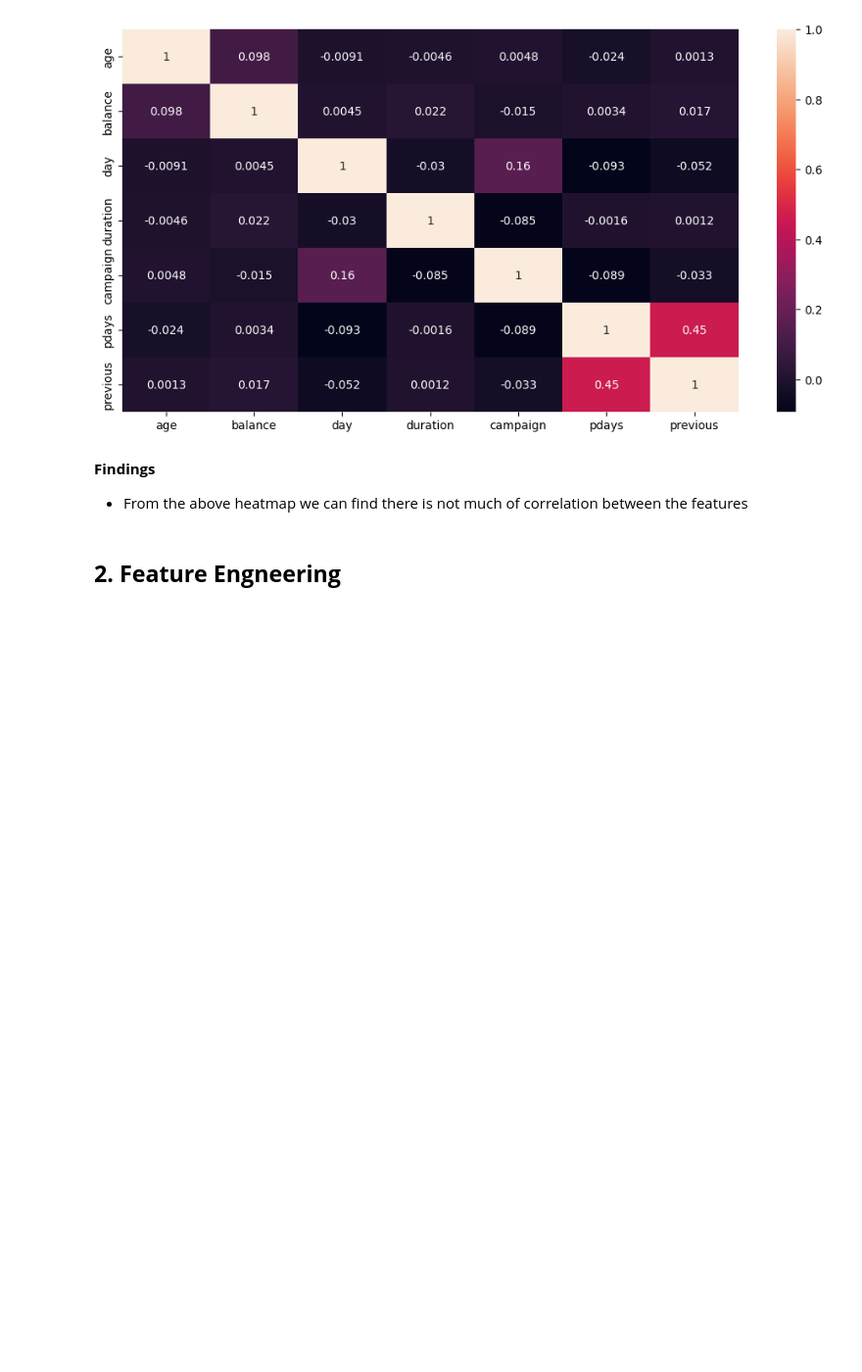
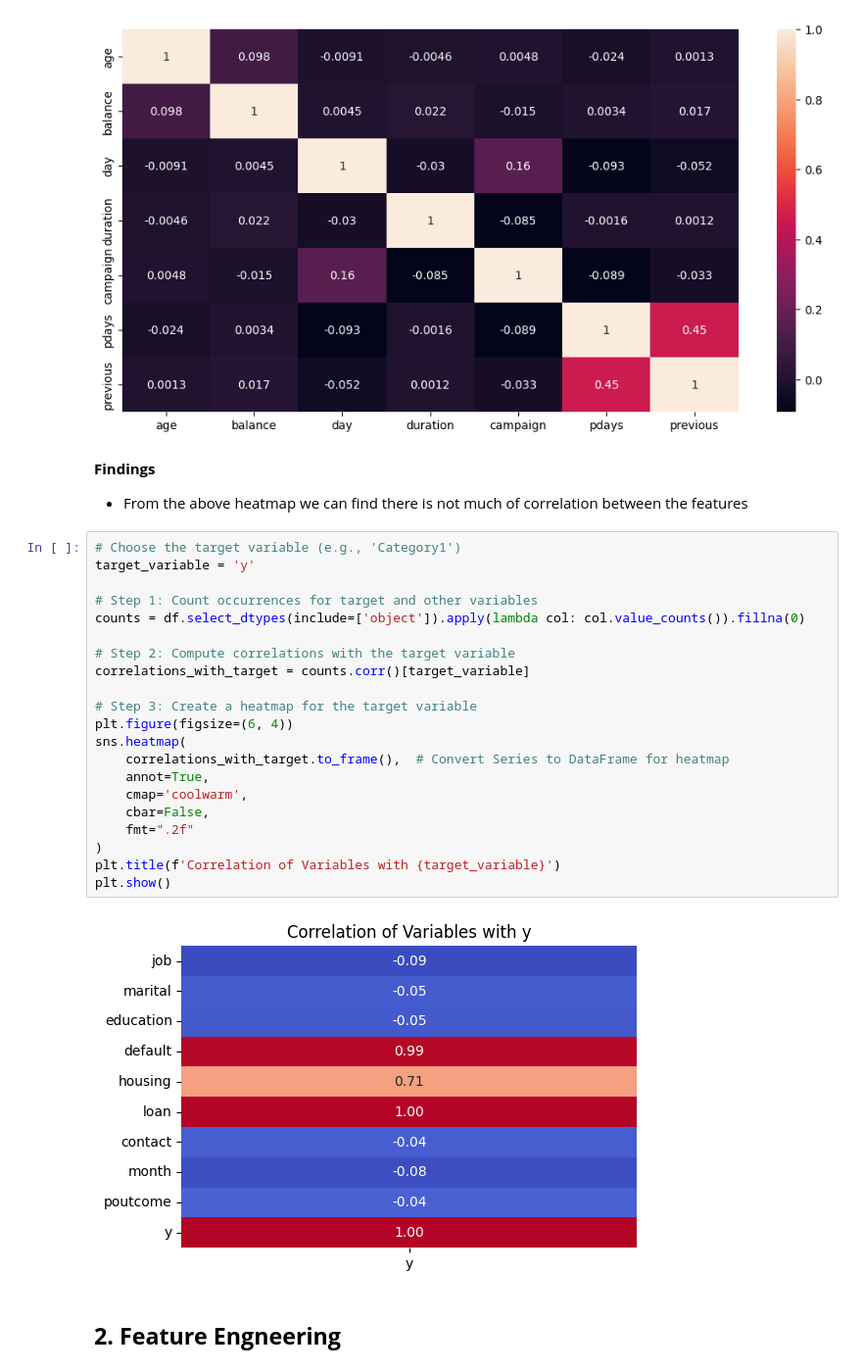
Before and after one commit to Aashiff2003/Predict-Term-Deposit-Subscription-, a Jupyter notebook: Predict Term Deposit Subscribtion.ipynb, the cells around one changed output. Shown at 98% size. Drawn from its saved outputs; the diff is of its cells as text; blank space fills up the shorter version.

```diff
--- a/Predict Term Deposit Subscribtion.ipynb
+++ b/Predict Term Deposit Subscribtion.ipynb
@@ -181,5 +181,28 @@ plt.show()
 # %% [markdown]
 **Findings**
 - From the above heatmap we can find there is not much of correlation between the features
+# %%
+# Choose the target variable (e.g., 'Category1')
+target_variable = 'y'
+
+# Step 1: Count occurrences for target and other variables
+counts = df.select_dtypes(include=['object']).apply(lambda col: col.value_counts()).fillna(0)
+
+# Step 2: Compute correlations with the target variable
+correlations_with_target = counts.corr()[target_variable]
+
+# Step 3: Create a heatmap for the target variable
+plt.figure(figsize=(6, 4))
+sns.heatmap(
+    correlations_with_target.to_frame(),  # Convert Series to DataFrame for heatmap
+    annot=True,
+    cmap='coolwarm',
+    cbar=False,
+    fmt=".2f"
+)
+plt.title(f'Correlation of Variables with {target_variable}')
+plt.show()
+# %% [output]
+[figure, added]
 # %% [markdown]
 ## **2. Feature Engneering**
```
Also changed, not shown: parts of 11 cells of this notebook.
